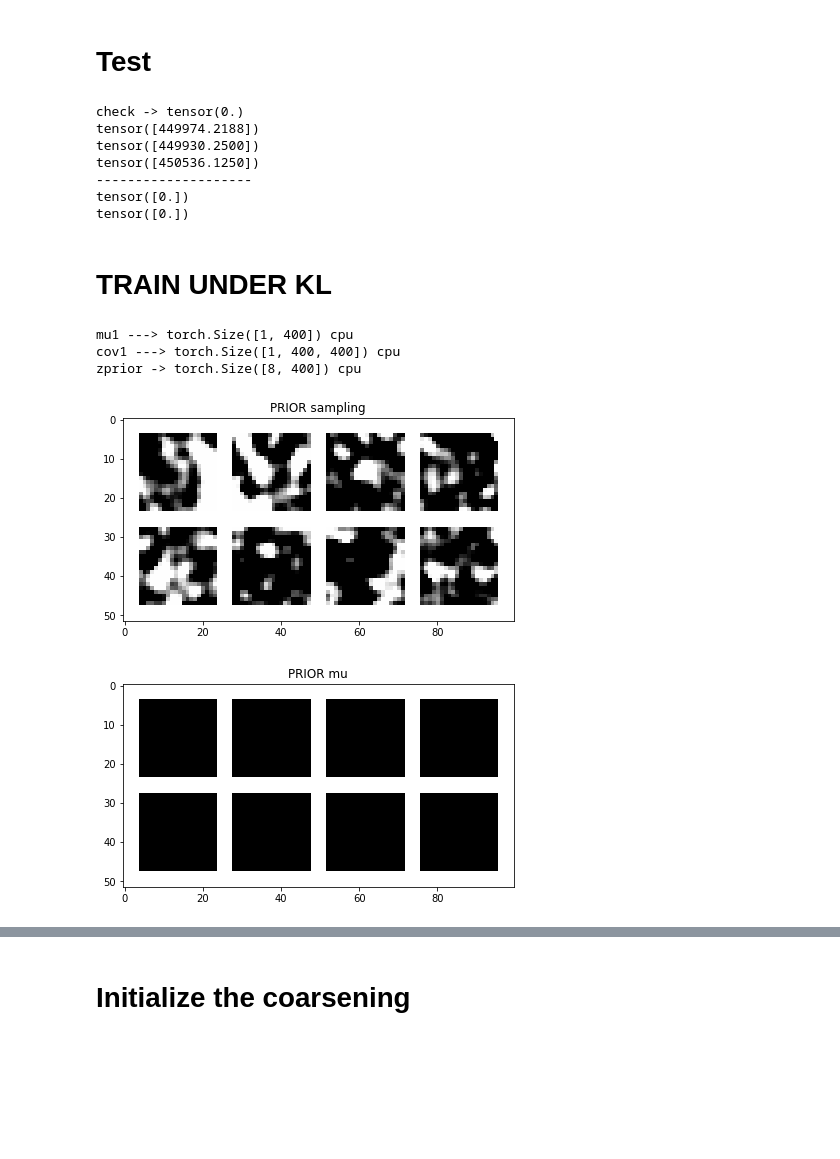
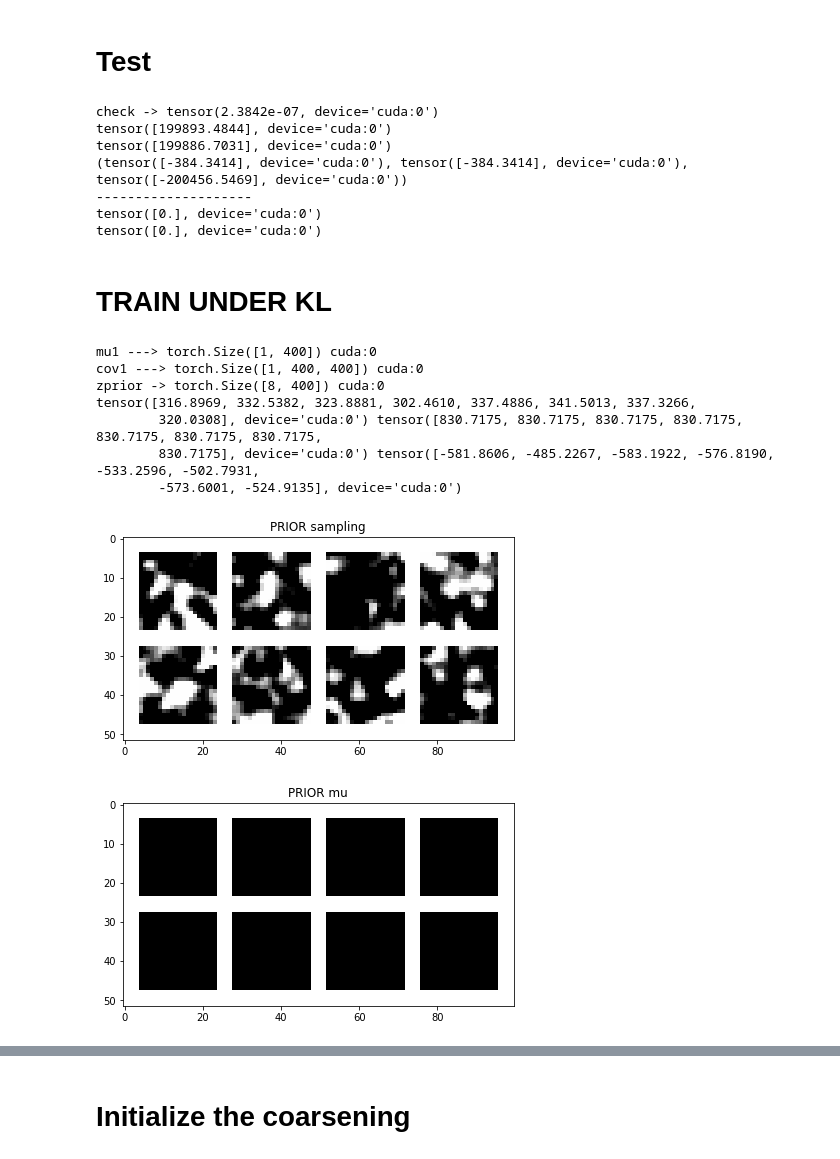
Before and after one commit to dalessioluca/GP, a Jupyter notebook: coarsening_bc_gp_prior.ipynb, the cells around one changed output, grey strips where cells are left out. Saved outputs shown, nothing was run; the diff lists cells and outputs as text; code cells hidden in the pictures; blank space fills up the shorter version.

```diff
--- a/coarsening_bc_gp_prior.ipynb
+++ b/coarsening_bc_gp_prior.ipynb
@@ -92,7 +97,7 @@ def zero_mean(points):
     independet_dim = points.shape[:-1]
     return torch.zeros(independet_dim, dtype=points.dtype, device=points.device)
 
-def squared_exponential_kernel(points1, points2, length_scale, eps=1E-6):
+def squared_exponential_kernel(points1, points2, length_scale, eps=1E-3):
     """ Input:
         points1.shape = (*, n, D)
         points2.shape = (*, m, D)
@@ -235,44 +257,59 @@ print("check ->",(torch.cholesky(cov0) - L_cov0).abs().max())
 # real calculation
 print(KL_multivariate_analytical_stupid(mu0=mu0, mu1=mu1, cov0=cov0, cov1=cov1))
 print(KL_multivariate_analytical_smart(mu0=mu0, mu1=mu1, L_cov0=L_cov0, L_cov1=L_cov1))
-print(KL_multivariate_numerical_average(Nav=1000, mu0=mu0, mu1=mu1, L_cov0=L_cov0, L_cov1=L_cov1))
+#print(KL_multivariate_numerical_average(Nav=1000, mu0=mu0, mu1=mu1, L_cov0=L_cov0, L_cov1=L_cov1))
+
+value = Normal(loc=mu0, scale=sigma0).sample()
+print(logp_multivariate_vs_collection_univariate(value, mu0=mu0, L_cov0=L_cov0, mu1=mu1, L_cov1=L_cov1))
+
 
 # sanity check
 print("--------------------")
 print(KL_multivariate_analytical_smart(mu0=mu1, mu1=mu1, L_cov0=L_cov1, L_cov1=L_cov1))
 print(KL_multivariate_analytical_smart(mu0=mu0, mu1=mu0, L_cov0=L_cov0, L_cov1=L_cov0))
 # %% [output]
-check -> tensor(0.)
-tensor([449974.2188])
-tensor([449930.2500])
-tensor([450536.1250])
+check -> tensor(2.3842e-07, device='cuda:0')
+tensor([199893.4844], device='cuda:0')
+tensor([199886.7031], device='cuda:0')
+(tensor([-384.3414], device='cuda:0'), tensor([-384.3414], device='cuda:0'), tensor([-200456.5469], device='cuda:0'))
 --------------------
-tensor([0.])
-tensor([0.])
+tensor([0.], device='cuda:0')
+tensor([0.], device='cuda:0')
 # %% [markdown]
 # TRAIN UNDER KL
 # %%
 # Create grid
-grid = make_mesh_grid(x_array=torch.arange(0,20).double(),
-                      y_array=torch.arange(0,20).double())
+grid = make_mesh_grid(x_array=torch.arange(0,20).float(),
+                      y_array=torch.arange(0,20).float())
 
 # Sample prior
 batch = 8
 mu1 = zero_mean(grid.points)
 cov1 = squared_exponential_kernel(grid.points, grid.points, length_scale=2.0)
-zprior = MultivariateNormal(loc=mu1, covariance_matrix=cov1).expand([8]).sample()
+d_prior = MultivariateNormal(loc=mu1, covariance_matrix=cov1).expand([8])
+zprior = d_prior.sample()
+
 print("mu1 --->",mu1.shape, mu1.device)
 print("cov1 --->",cov1.shape, cov1.device)
 print("zprior ->",zprior.shape, zprior.device)
+
+tmp1 = d_prior.log_prob(zprior)
+tmp2 = Normal(loc=zprior, scale=0.05).log_prob(zprior).sum(dim=-1)
+tmp3 = Normal(loc=0, scale=1).log_prob(zprior).sum(dim=-1)
+print(tmp1,tmp2,tmp3)
 
 # reshape to see the results
 prior_z_img = show_batch(zprior.view([batch,1]+list(xv.shape)), n_col=4, n_padding=4, title="PRIOR sampling")
 prior_mu_img = show_batch(mu1.expand([8,-1]).view([batch,1]+list(xv.shape)), n_col=4, n_padding=4, title="PRIOR mu")
 display(prior_z_img, prior_mu_img)
 # %% [output]
-mu1 ---> torch.Size([1, 400]) cpu
-cov1 ---> torch.Size([1, 400, 400]) cpu
-zprior -> torch.Size([8, 400]) cpu
+mu1 ---> torch.Size([1, 400]) cuda:0
+cov1 ---> torch.Size([1, 400, 400]) cuda:0
+zprior -> torch.Size([8, 400]) cuda:0
+tensor([316.8969, 332.5382, 323.8881, 302.4610, 337.4886, 341.5013, 337.3266,
+        320.0308], device='cuda:0') tensor([830.7175, 830.7175, 830.7175, 830.7175, 830.7175, 830.7175, 830.7175,
+        830.7175], device='cuda:0') tensor([-581.8606, -485.2267, -583.1922, -576.8190, -533.2596, -502.7931,
+        -573.6001, -524.9135], device='cuda:0')
-[figure, old version]
+[figure, new version]
 [figure]
 # %%
```
Also changed, not shown: parts of 17 cells of this notebook, 6 other files.
